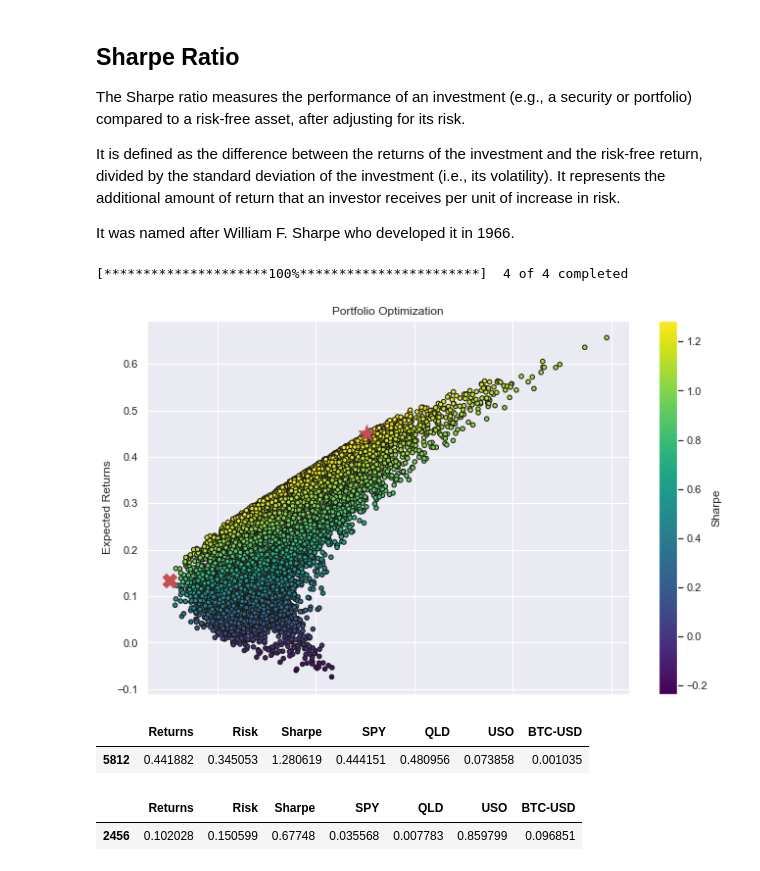
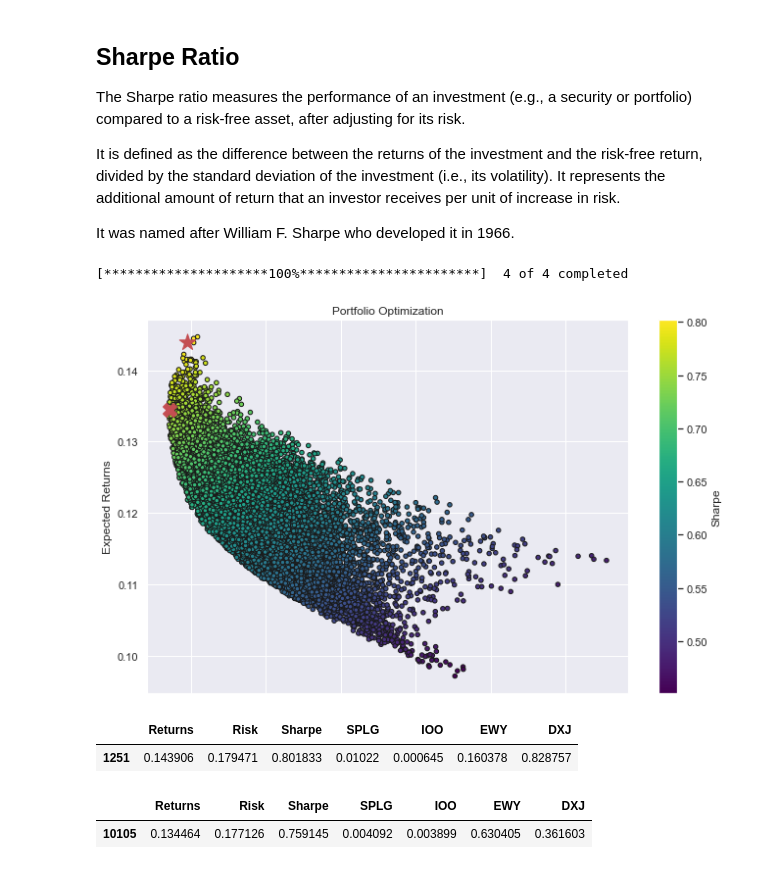
Before and after one commit to Rsych/Finance-Portfolio-Maker, a Jupyter notebook: Portfolio_Optimization.ipynb, the cells around one changed output. Drawn from its saved outputs; the diff is of its cells as text; code cells hidden in the pictures.

```diff
--- a/Portfolio_Optimization.ipynb
+++ b/Portfolio_Optimization.ipynb
@@ -15,7 +15,7 @@ yf.pdr_override()
 import seaborn as sns
 sns.set()
 # %%
-tickers = ['GC=F', 'DOGE-USD', 'BTC-USD', 'ADA-USD']
+tickers = ['SPLG', 'IOO', 'EWY', 'DXJ']
 startdate = '2017-10-01'
 df = pdr.get_data_yahoo(tickers, start=startdate)['Adj Close']
 df.fillna(method='bfill', inplace=True)
@@ -157,7 +139,7 @@ It is defined as the difference between the returns of the investment and the ri
 
 It was named after William F. Sharpe who developed it in 1966.
 # %%
-tickers = ['SPY', 'QLD', 'USO','BTC-USD']
+tickers = ['SPLG', 'IOO', 'EWY', 'DXJ']
 startdate = '2014-10-01'
 df = pdr.get_data_yahoo(tickers, start=startdate)['Adj Close']
 df.fillna(method='bfill', inplace=True)
@@ -184,41 +166,41 @@ for _ in range(20000): # for loop, use `_`  when ignoring index
     # total risk of portfolio
     risk = np.sqrt(np.dot(weights.T, np.dot(annual_cov, weights)))
 
     # add 20,000 portfolio's returns, risk and weights to each list
     port_ret.append(returns)
     port_risk.append(risk)
     port_weight.append(weights)
     sharpe_ratio.append(returns/risk) # Sharpe ratio
 
 portfolio = {'Returns': port_ret, 'Risk': port_risk, 'Sharpe': sharpe_ratio}
 for i, s in enumerate(tickers):
     portfolio[s] = [weight[i] for weight in port_weight]
 df_port = pd.DataFrame(portfolio)
 df_port = df_port[['Returns', 'Risk', 'Sharpe'] + [s for s in tickers]]
 
 max_sharpe = df_port.loc[df_port['Sharpe'] == df_port['Sharpe'].max()]
 min_risk = df_port.loc[df_port['Risk'] == df_port['Risk'].min()]
 
 df_port.plot.scatter(x='Risk', y='Returns', c='Sharpe', cmap='viridis', # By sharpe ratio colormap to `viridis`
                 edgecolors='k', figsize=(11,7), grid=True)
 plt.scatter(x=max_sharpe['Risk'], y=max_sharpe['Returns'], c='r',
            marker='*', s=300) # Make red * max sharpe ratio
 plt.scatter(x=min_risk['Risk'], y=min_risk['Returns'], c='r',
            marker='X', s=200) # Make Min risk red `X`
 plt.title('Portfolio Optimization')
 plt.xlabel('Risk')
 plt.ylabel('Expected Returns')
 plt.show()
 # %% [output]
 [*********************100%***********************]  4 of 4 completed
-[figure, old version]
+[figure, new version]
 # %%
 max_sharpe
 # %% [output]
-|  | Returns | Risk | Sharpe | SPY | QLD | USO | BTC-USD |
-| 5812 | 0.441882 | 0.345053 | 1.280619 | 0.444151 | 0.480956 | 0.073858 | 0.001035 |
+|  | Returns | Risk | Sharpe | SPLG | IOO | EWY | DXJ |
+| 1251 | 0.143906 | 0.179471 | 0.801833 | 0.01022 | 0.000645 | 0.160378 | 0.828757 |
 # %%
 min_risk
 # %% [output]
-|  | Returns | Risk | Sharpe | SPY | QLD | USO | BTC-USD |
-| 2456 | 0.102028 | 0.150599 | 0.67748 | 0.035568 | 0.007783 | 0.859799 | 0.096851 |
+|  | Returns | Risk | Sharpe | SPLG | IOO | EWY | DXJ |
+| 10105 | 0.134464 | 0.177126 | 0.759145 | 0.004092 | 0.003899 | 0.630405 | 0.361603 |
```
Also changed, not shown: parts of 6 cells of this notebook, 1 other file.
